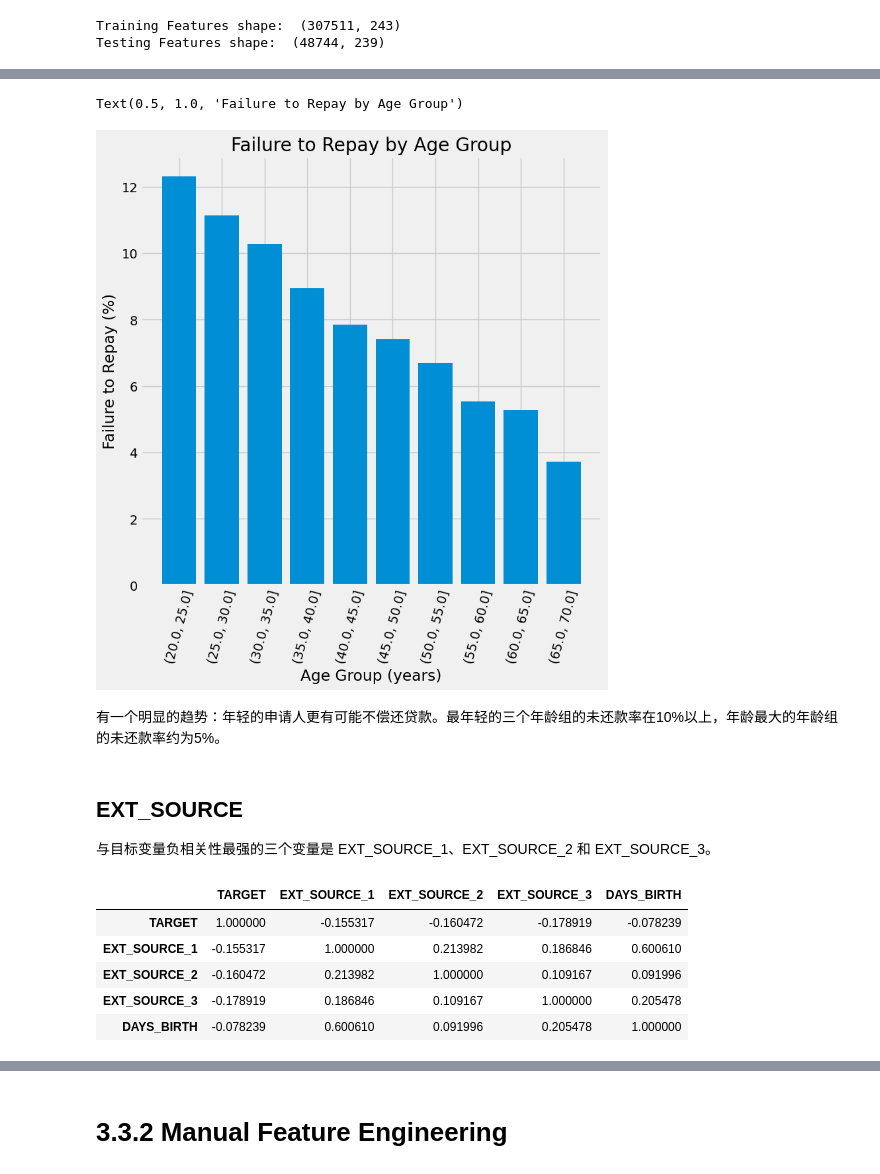
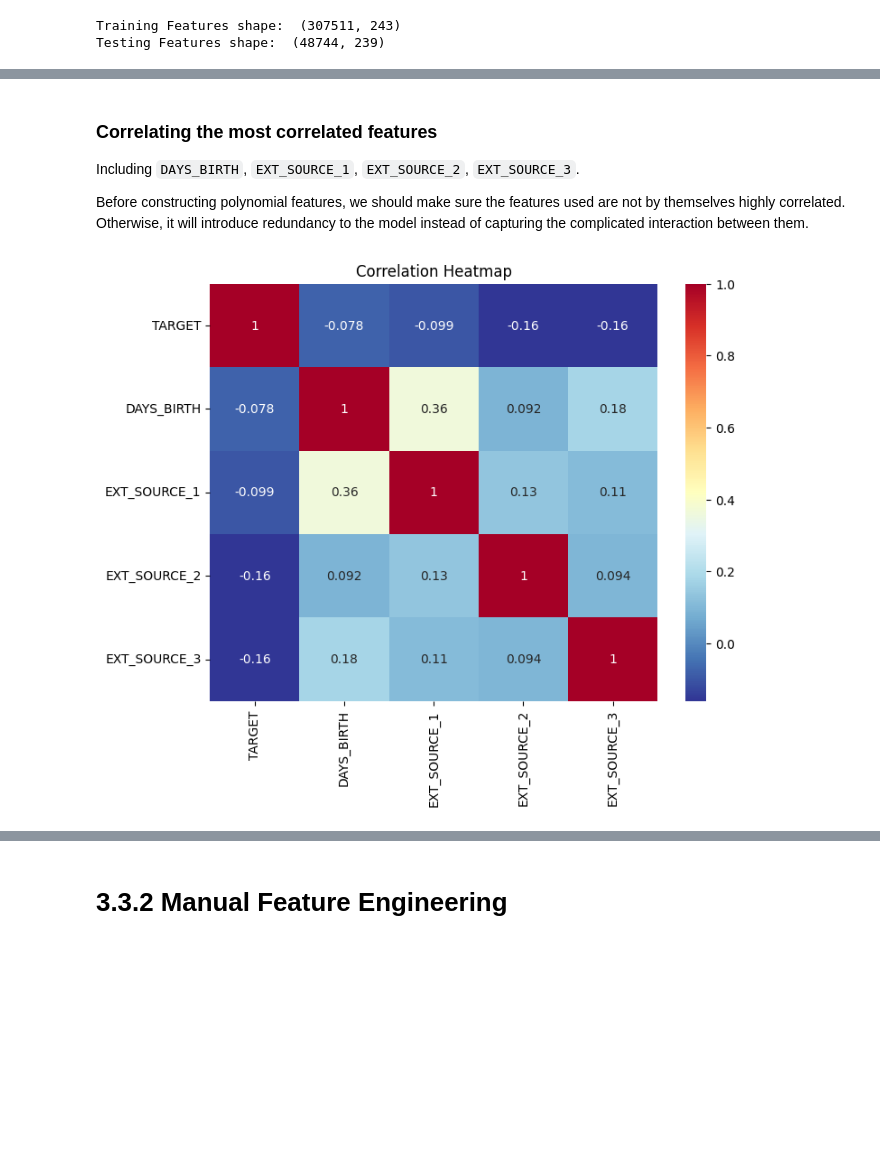
Before and after one commit to jinhanz/5470-project1, a Jupyter notebook: analysis/analysis.ipynb, the cells around one changed output, grey strips where cells are left out. Cells and saved outputs as stored; diff of their text form; code cells hidden in the pictures; blank space fills up the shorter version.

Commit message:
handle missing values, remove redundant plots, explain what each code block is doing to make the flow consistent with our manuscript

```diff
--- a/analysis/analysis.ipynb
+++ b/analysis/analysis.ipynb
@@ -219,0 +197,12 @@ Name: DAYS_EMPLOYED, dtype: float64
+# %%
+# Iterate through the columns with missing values
+for col in missing_value_features.index:
+    # If missing values are > 20%, add a binary missing indicator
+    if missing_value_features.loc[col, 'Percentage of Total Values'] > 20:
+        app_train[f'{col}_MISSING'] = app_train[col].isnull().astype(int)
+        app_test[f'{col}_MISSING'] = app_test[col].isnull().astype(int)
+
+    # Impute with median
+    median_value = app_train[col].median()
+    app_train[col].fillna(median_value, inplace=True)
+    app_test[col].fillna(median_value, inplace=True)
@@ -285,14 +245,0 @@ There are 55374 anomalous days of employment
-# %%
-# Create an anomalous flag column
-app_train['DAYS_EMPLOYED_ANOM'] = app_train["DAYS_EMPLOYED"] == 365243
-app_test['DAYS_EMPLOYED_ANOM'] = app_test["DAYS_EMPLOYED"] == 365243
-
-# Replace the anomalous values with nan
-app_train['DAYS_EMPLOYED'].replace({365243: np.nan}, inplace = True)
-app_test["DAYS_EMPLOYED"].replace({365243: np.nan}, inplace = True)
-
-app_train['DAYS_EMPLOYED'].plot.hist(title = 'Days Employment Histogram')
-app_test['DAYS_EMPLOYED'].plot.hist()
-plt.xlabel('Days Employment')
-
-print('There are %d anomalies in the test data out of %d entries\n' % (app_test["DAYS_EMPLOYED_ANOM"].sum(), len(app_test)))
@@ -314,7 +265,0 @@ app_train['DAYS_BIRTH'].corr(app_train['TARGET'])
-# %%
-# Set the style of plots
-plt.style.use('fivethirtyeight')
-
-# Plot the distribution of ages in years
-plt.hist(app_train['DAYS_BIRTH'] / 365, edgecolor = 'k', bins = 25)
-plt.title('Age of Client'); plt.xlabel('Age (years)'); plt.ylabel('Count')
@@ -391,28 +266,17 @@ age_groups
-# %%
-plt.figure(figsize = (8, 8))
-
-# Graph the age bins and the average of the target as a bar plot
-plt.bar(age_groups.index.astype(str), 100 * age_groups['TARGET'])
-
-# Plot labeling
-plt.xticks(rotation = 75); plt.xlabel('Age Group (years)'); plt.ylabel('Failure to Repay (%)')
-plt.title('Failure to Repay by Age Group')
-# %% [output]
-Text(0.5, 1.0, 'Failure to Repay by Age Group')
-[figure, removed]
-# %% [markdown]
-有一个明显的趋势：年轻的申请人更有可能不偿还贷款。最年轻的三个年龄组的未还款率在10%以上，年龄最大的年龄组的未还款率约为5%。
 # %% [markdown]
-## EXT_SOURCE
-与目标变量负相关性最强的三个变量是 EXT_SOURCE_1、EXT_SOURCE_2 和 EXT_SOURCE_3。
+### Correlating the most correlated features
+Including `DAYS_BIRTH`, `EXT_SOURCE_1`, `EXT_SOURCE_2`, `EXT_SOURCE_3`.
+
+Before constructing polynomial features, we should make sure the features used are not by themselves highly correlated. Otherwise, it will introduce redundancy to the model instead of capturing the complicated interaction between them.
 # %%
-ext_data = app_train[['TARGET', 'EXT_SOURCE_1', 'EXT_SOURCE_2', 'EXT_SOURCE_3', 'DAYS_BIRTH']]
+ext_data = app_train[['TARGET', 'DAYS_BIRTH', 'EXT_SOURCE_1', 'EXT_SOURCE_2', 'EXT_SOURCE_3']]
 ext_data_corrs = ext_data.corr()
-ext_data_corrs
+
+plt.figure(figsize = (8, 6))
+
+# Heatmap of correlations
+sns.heatmap(ext_data_corrs, cmap = plt.cm.RdYlBu_r, annot = True)
+plt.title('Correlation Heatmap')
+plt.show()
 # %% [output]
-|  | TARGET | EXT_SOURCE_1 | EXT_SOURCE_2 | EXT_SOURCE_3 | DAYS_BIRTH |
-| TARGET | 1.000000 | -0.155317 | -0.160472 | -0.178919 | -0.078239 |
-| EXT_SOURCE_1 | -0.155317 | 1.000000 | 0.213982 | 0.186846 | 0.600610 |
-| EXT_SOURCE_2 | -0.160472 | 0.213982 | 1.000000 | 0.109167 | 0.091996 |
-| EXT_SOURCE_3 | -0.178919 | 0.186846 | 0.109167 | 1.000000 | 0.205478 |
-| DAYS_BIRTH | -0.078239 | 0.600610 | 0.091996 | 0.205478 | 1.000000 |
+[figure, added]
```
Also changed, not shown: parts of 81 cells of this notebook.
